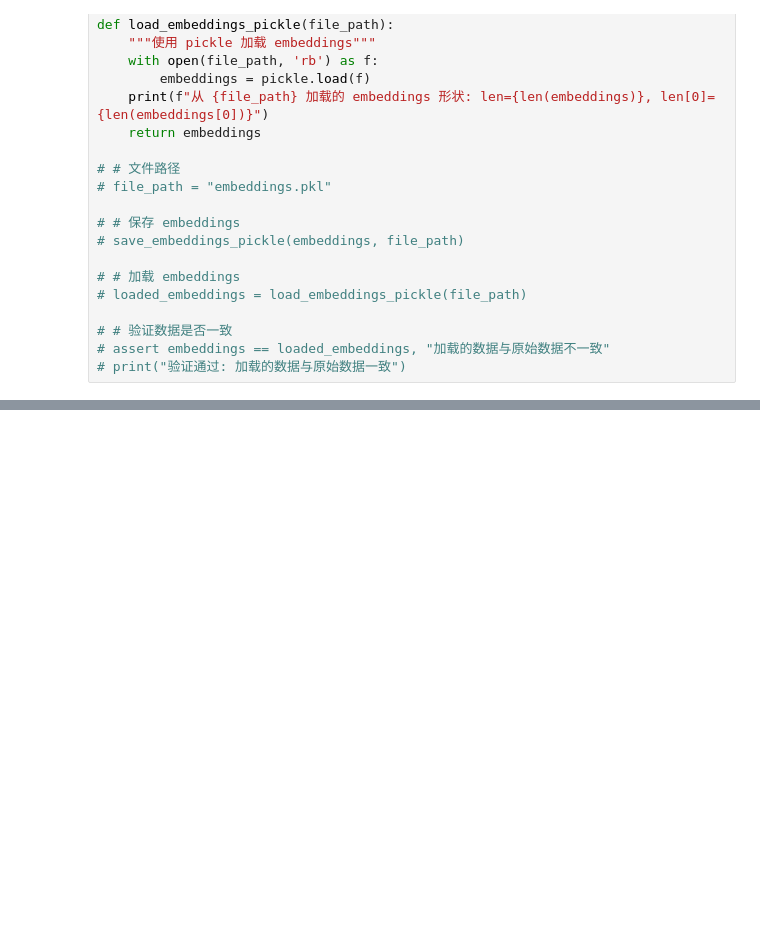
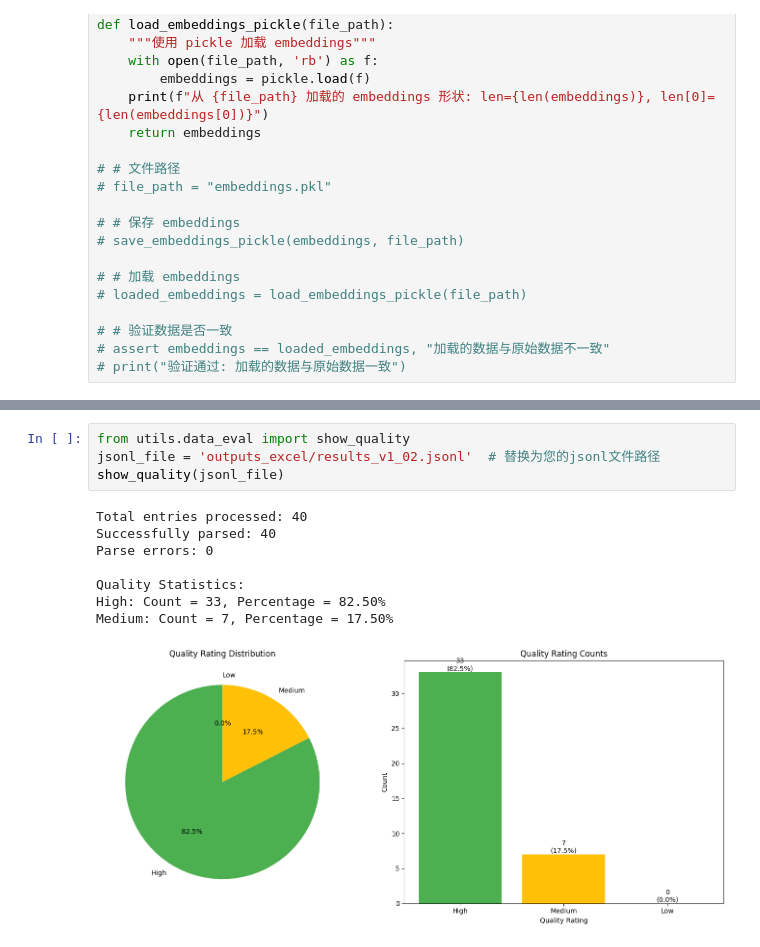
Before and after one commit to huihuieew/raft, a Jupyter notebook: test32.ipynb, the cells around one changed output, grey strips where cells are left out. Cells and saved outputs as stored; diff of their text form; blank space fills up the shorter version.

```diff
--- a/test32.ipynb
+++ b/test32.ipynb
@@ -156,0 +277,13 @@ len(file_names): 3373
+# %%
+from utils.data_eval import show_quality
+jsonl_file = 'outputs_excel/results_v1_02.jsonl'  # 替换为您的jsonl文件路径
+show_quality(jsonl_file)
+# %% [output]
+Total entries processed: 40
+Successfully parsed: 40
+Parse errors: 0
+
+Quality Statistics:
+High: Count = 33, Percentage = 82.50%
+Medium: Count = 7, Percentage = 17.50%
+[figure, added]
```
Also changed, not shown: parts of 8 cells of this notebook, 3 other files.
